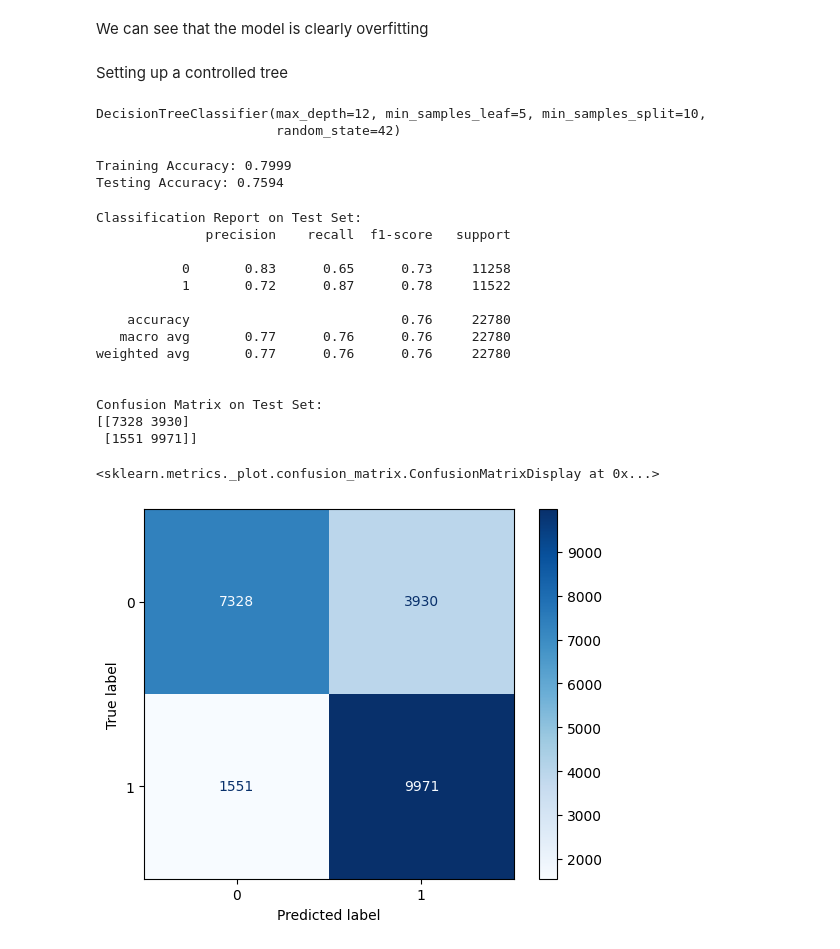
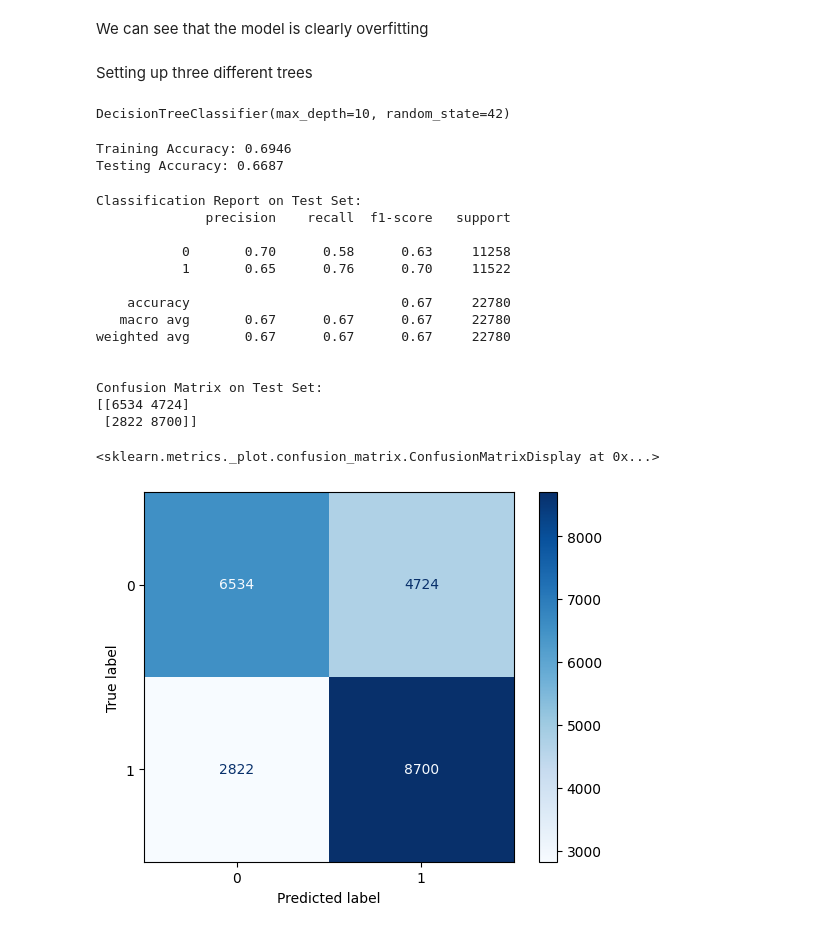
Before and after one commit to ABHIRAM1234/Machine-Learning-CSCI-5612-872-Project, a Jupyter notebook: Modeling/decisionTree.ipynb, the cells around one changed output. Saved outputs shown, nothing was run; the diff lists cells and outputs as text; code cells hidden in the pictures.

```diff
--- a/Modeling/decisionTree.ipynb
+++ b/Modeling/decisionTree.ipynb
@@ -96,19 +96,28 @@ Testing Accuracy: 0.8006
 # %% [markdown]
 We can see that the model is clearly overfitting
 # %% [markdown]
-Setting up a controlled tree
+Setting up three different trees
+# %%
+# Randomly sample subset of features
+np.random.seed(0)
+features1 = np.random.choice(X_train.columns, size=10, replace=False)
+features2 = np.random.choice(X_train.columns, size=10, replace=False)
+features3 = np.random.choice(X_train.columns, size=10, replace=False)
 # %%
 from sklearn.tree import DecisionTreeClassifier
 
-dt_model = DecisionTreeClassifier(max_depth=12, min_samples_split=10, min_samples_leaf=5, random_state=42)
-dt_model.fit(X_train, y_train)
+# dt_model = DecisionTreeClassifier(max_depth=12, min_samples_split=10, min_samples_leaf=5, random_state=42)
+# dt_model.fit(X_train, y_train)
+
+# Tree 1: Default criterion (Gini), shallow depth
+dt_gini = DecisionTreeClassifier(criterion='gini', max_depth=10, random_state=42)
+dt_gini.fit(X_train[features1], y_train)
 # %% [output]
-DecisionTreeClassifier(max_depth=12, min_samples_leaf=5, min_samples_split=10,
-                       random_state=42)
+DecisionTreeClassifier(max_depth=10, random_state=42)
 # %%
 # Predictions
-y_train_pred = dt_model.predict(X_train)
-y_test_pred = dt_model.predict(X_test)
+y_train_pred = dt_gini.predict(X_train[features1])
+y_test_pred = dt_gini.predict(X_test[features1])
 # %%
 # Evaluation
 train_accuracy = accuracy_score(y_train, y_train_pred)
@@ -117,35 +126,35 @@ test_accuracy = accuracy_score(y_test, y_test_pred)
 print(f"Training Accuracy: {train_accuracy:.4f}")
 print(f"Testing Accuracy: {test_accuracy:.4f}")
 # %% [output]
-Training Accuracy: 0.7999
-Testing Accuracy: 0.7594
+Training Accuracy: 0.6946
+Testing Accuracy: 0.6687
 # %%
 print("\nClassification Report on Test Set:")
 print(classification_report(y_test, y_test_pred))
 
 # Confusion Matrix
 conf_matrix = confusion_matrix(y_test, y_test_pred)
 print("\nConfusion Matrix on Test Set:")
 print(conf_matrix)
 
 # Plot Confusion Matrix
-disp = ConfusionMatrixDisplay(confusion_matrix=conf_matrix, display_labels=dt_model.classes_)
+disp = ConfusionMatrixDisplay(confusion_matrix=conf_matrix, display_labels=dt_gini.classes_)
 disp.plot(cmap='Blues')
 # %% [output]
 Classification Report on Test Set:
               precision    recall  f1-score   support
 
-           0       0.83      0.65      0.73     11258
-           1       0.72      0.87      0.78     11522
+           0       0.70      0.58      0.63     11258
+           1       0.65      0.76      0.70     11522
 
-    accuracy                           0.76     22780
-   macro avg       0.77      0.76      0.76     22780
-weighted avg       0.77      0.76      0.76     22780
+    accuracy                           0.67     22780
+   macro avg       0.67      0.67      0.67     22780
+weighted avg       0.67      0.67      0.67     22780
 
 
 Confusion Matrix on Test Set:
-[[7328 3930]
- [1551 9971]]
+[[6534 4724]
+ [2822 8700]]
 <sklearn.metrics._plot.confusion_matrix.ConfusionMatrixDisplay at 0x...>
-[figure, old version]
+[figure, new version]
 # %%
```
Also changed, not shown: parts of 19 cells of this notebook, 28 other files.
